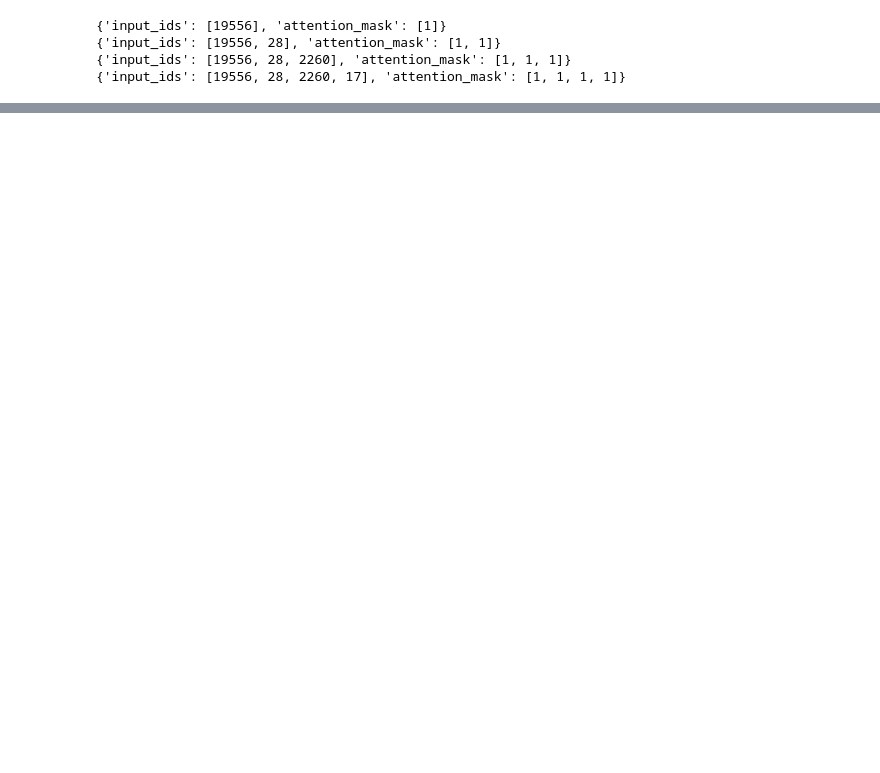
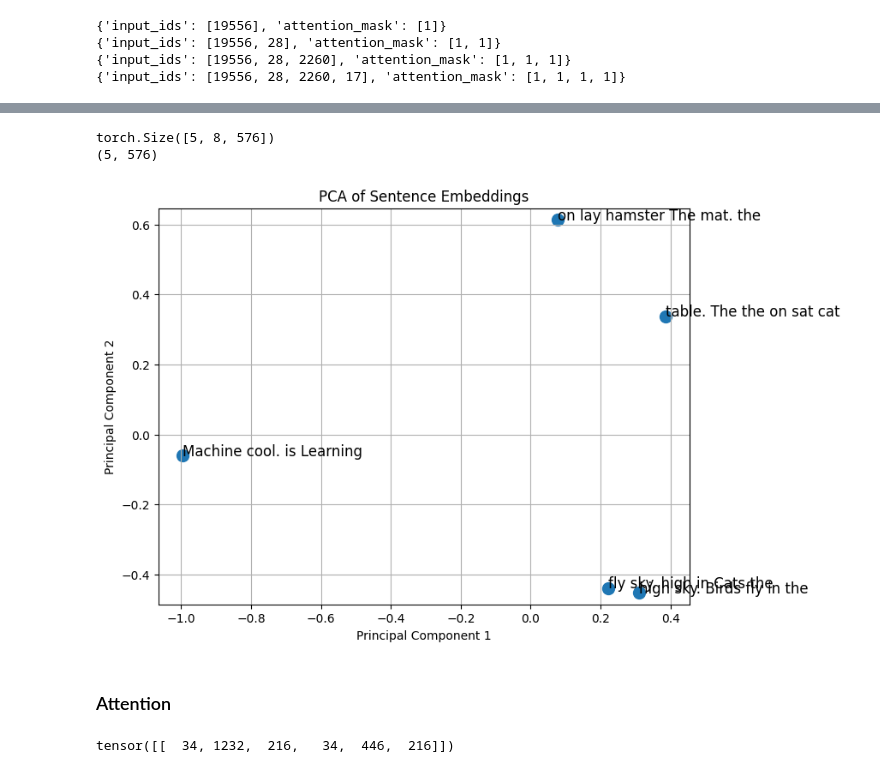
Before and after one commit to chris-hoertnagl/AI-Dojo, a Jupyter notebook: LLM/language_model_basics/nlp.ipynb, the cells around one changed output, grey strips where cells are left out. Cells and saved outputs as stored; diff of their text form; code cells hidden in the pictures; blank space fills up the shorter version.

```diff
--- a/LLM/language_model_basics/nlp.ipynb
+++ b/LLM/language_model_basics/nlp.ipynb
@@ -74,0 +271,15 @@ print(tokenizer("Hello, World!"))
+# %%
+plot_embeddings(shuffled_sentences ,add_positional_encoding(create_embeddings(shuffled_sentences)))
+# %% [output]
+torch.Size([5, 8, 576])
+(5, 576)
+[figure, added]
+# %% [markdown]
+### Attention
+# %%
+# input_sentence = "The cat sat on the table, "
+input_sentence = "2 + 2 = "
+input_ids = tokenizer.encode(input_sentence, return_tensors="pt")
+input_ids
+# %% [output]
+tensor([[  34, 1232,  216,   34,  446,  216]])
```
Also changed, not shown: parts of 30 cells of this notebook.
